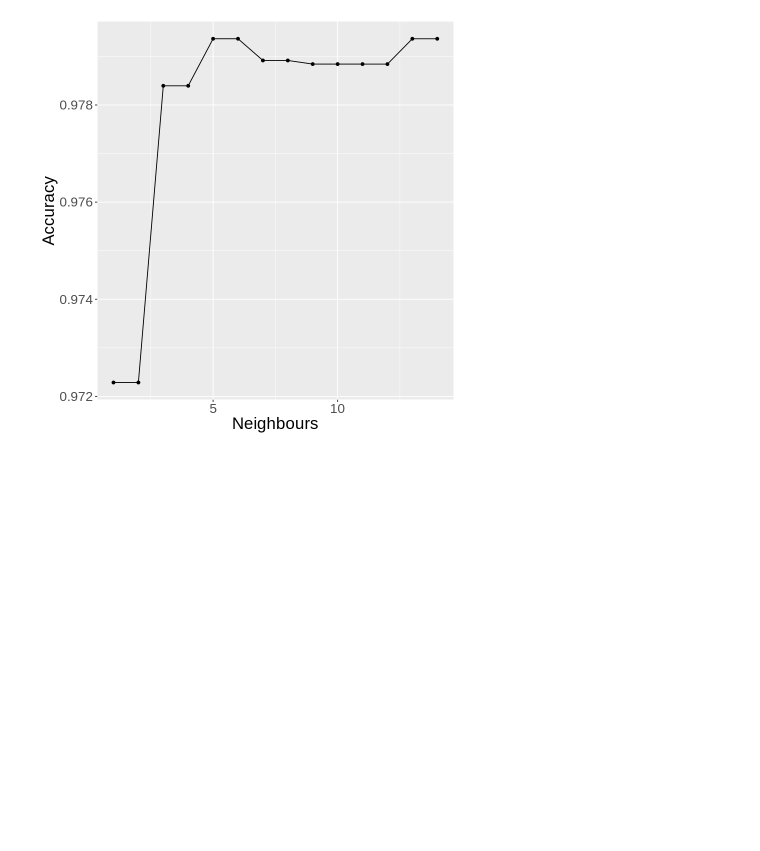
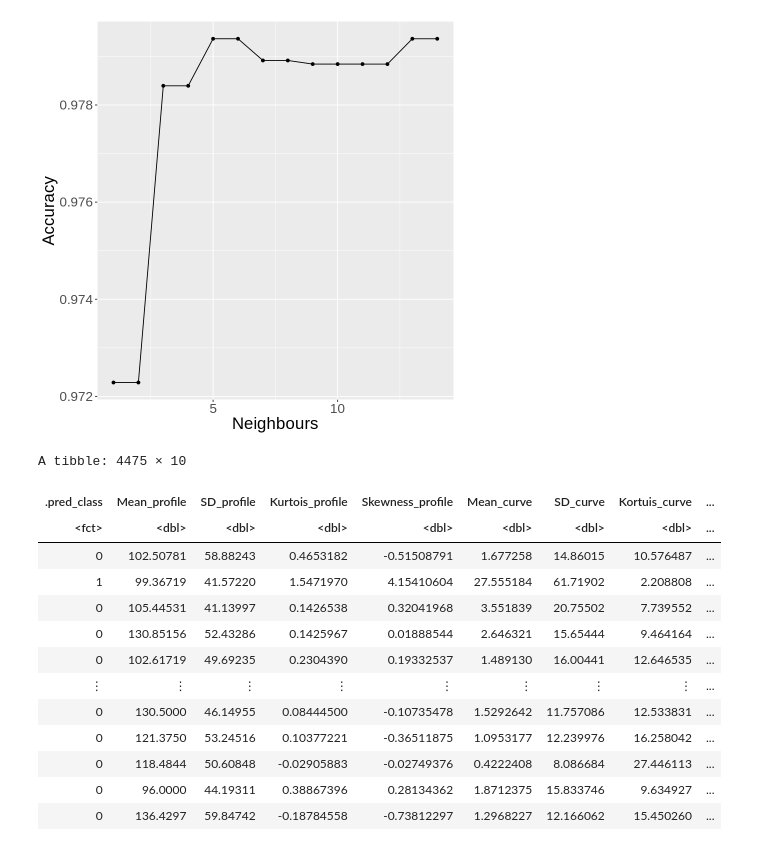
Before and after one commit to AndreasThrane/Group_103_project, a Jupyter notebook: Group_Report.ipynb, the cells around one changed output. Saved outputs shown, nothing was run; the diff lists cells and outputs as text; code cells hidden in the pictures; blank space fills up the shorter version.

Commit message:
Data analysis almost done

```diff
--- a/Group_Report.ipynb
+++ b/Group_Report.ipynb
@@ -285,3 +285,32 @@ k_plot
 0.979363300557549
                 5
 [figure]
+# %%
+knn_spec <- nearest_neighbor(weight_func ="rectangular", neighbors = 5) %>%
+    set_engine("kknn") %>%
+    set_mode("classification")
+
+knn_fit <-workflow() %>%
+    add_recipe(star_recipe_final) %>%
+    add_model(knn_spec) %>%
+    fit(data = star_train)
+
+star_test_predictions <-predict(knn_fit, star_test) %>%
+    bind_cols(star_test)
+
+star_test_predictions
+# %% [output]
+A tibble: 4475 × 10
+| .pred_class | Mean_profile | SD_profile | Kurtois_profile | Skewness_profile | Mean_curve | SD_curve | Kortuis_curve | ... |
+| <fct> | <dbl> | <dbl> | <dbl> | <dbl> | <dbl> | <dbl> | <dbl> | ... |
+| 0 | 102.50781 | 58.88243 | 0.4653182 | -0.51508791 | 1.677258 | 14.86015 | 10.576487 | ... |
+| 1 | 99.36719 | 41.57220 | 1.5471970 | 4.15410604 | 27.555184 | 61.71902 | 2.208808 | ... |
+| 0 | 105.44531 | 41.13997 | 0.1426538 | 0.32041968 | 3.551839 | 20.75502 | 7.739552 | ... |
+| 0 | 130.85156 | 52.43286 | 0.1425967 | 0.01888544 | 2.646321 | 15.65444 | 9.464164 | ... |
+| 0 | 102.61719 | 49.69235 | 0.2304390 | 0.19332537 | 1.489130 | 16.00441 | 12.646535 | ... |
+| ⋮ | ⋮ | ⋮ | ⋮ | ⋮ | ⋮ | ⋮ | ⋮ | ... |
+| 0 | 130.5000 | 46.14955 | 0.08444500 | -0.10735478 | 1.5292642 | 11.757086 | 12.533831 | ... |
+| 0 | 121.3750 | 53.24516 | 0.10377221 | -0.36511875 | 1.0953177 | 12.239976 | 16.258042 | ... |
+| 0 | 118.4844 | 50.60848 | -0.02905883 | -0.02749376 | 0.4222408 | 8.086684 | 27.446113 | ... |
+| 0 | 96.0000 | 44.19311 | 0.38867396 | 0.28134362 | 1.8712375 | 15.833746 | 9.634927 | ... |
+| 0 | 136.4297 | 59.84742 | -0.18784558 | -0.73812297 | 1.2968227 | 12.166062 | 15.450260 | ... |
```
Also changed, not shown: parts of 3 cells of this notebook.
